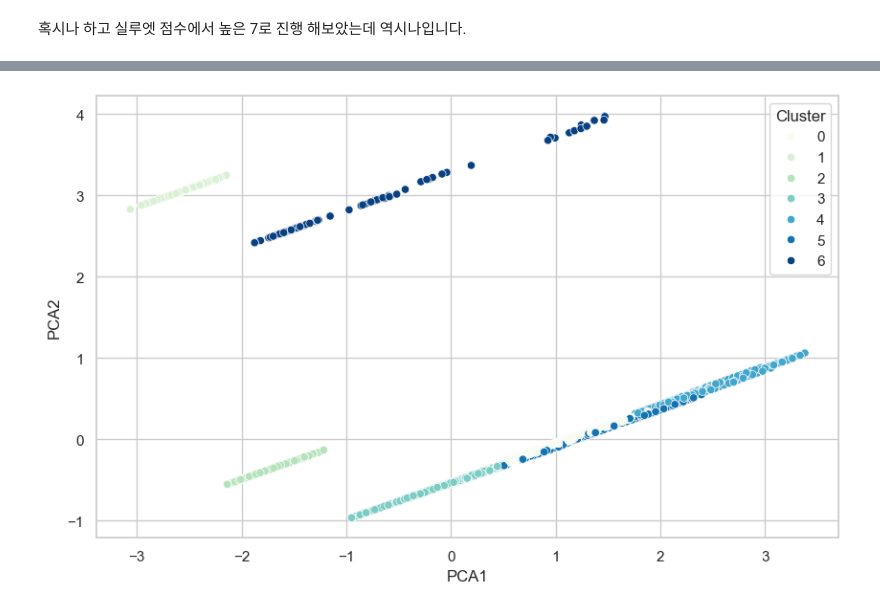
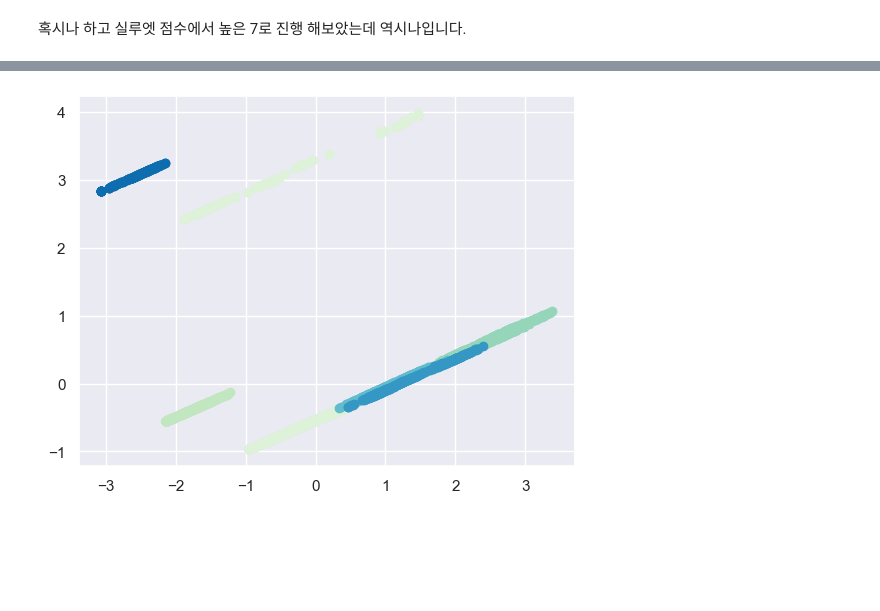
Before and after one commit to SKNETWORKS-FAMILY-AICAMP/SKN02-2nd-4Team, a Jupyter notebook: model_pre2_클러스터링_수정.ipynb, the cells around one changed output, grey strips where cells are left out. Cells and saved outputs as stored; diff of their text form; code cells hidden in the pictures; blank space fills up the shorter version.

```diff
--- a/model_pre2_클러스터링_수정.ipynb
+++ b/model_pre2_클러스터링_수정.ipynb
@@ -72,7 +73,6 @@ for k in range(2,10):
     km.fit(X_scaled)
     inertia.append(km.inertia_)
 
-sns.set(palette='GnBu')
-sns.lineplot(data=inertia, marker='o',color = 'b' )
+plt.plot(range(2,10),inertia)
 plt.show()
 # %% [output]
@@ -123,8 +123,6 @@ Z = linkage(X_scaled, method='ward')
 # 덴드로그램 시각화
 plt.figure(figsize=(12, 8))
 dendrogram(Z)
-
-sns.set_palette('tab10')
 plt.title('Dendrogram for Hierarchical Clustering')
 plt.xlabel('Samples')
 plt.ylabel('Distance')
@@ -266,28 +225,15 @@ See the caveats in the documentation: https://pandas.pydata.org/pandas-docs/stab
 # %%
-# pca = PCA(n_components=2)
-# pca.fit(X_scaled)
-# x_pca = pca.transform(X_scaled)
-# pca_df = pd.DataFrame(x_pca)
-# pca_df["cluster"] = X["cluster"]
-# %matplotlib inline
-# for i in X["cluster"].unique():
-#     tmp = pca_df.loc[pca_df["cluster"]==i]
-#     plt.scatter(tmp[0], tmp[1])
-
-pca = PCA(n_components=2)
-pca.fit(X_scaled)
-x_pca = pca.transform(X_scaled)
-pca_df = pd.DataFrame(x_pca, columns=['PCA1', 'PCA2'])
-pca_df["cluster"] = X["cluster"]
-
-sns.set(style="whitegrid")
-# 시각화 - GnBu 팔레트
-plt.figure(figsize=(10, 6))
-sns.scatterplot(data=pca_df, x='PCA1', y='PCA2', hue='cluster', palette='GnBu')
-plt.legend(title='Cluster')
-plt.show()
+pca2 = PCA(n_components=2)
+pca2.fit(X_scaled)
+x_pca2 = pca2.transform(X_scaled)
+pca_df2 = pd.DataFrame(x_pca2)
+pca_df2["cluster"] = X["cluster"]
+%matplotlib inline
+for i in X["cluster"].unique():
+    tmp = pca_df2.loc[pca_df2["cluster"]==i]
+    plt.scatter(tmp[0], tmp[1])
 # %% [output]
-[figure, old version]
+[figure, new version]
 # %%
 resultdata2 = pd.concat([X,data['Churn']],axis=1)
 resultdata2
```
Also changed, not shown: parts of 17 cells of this notebook.
